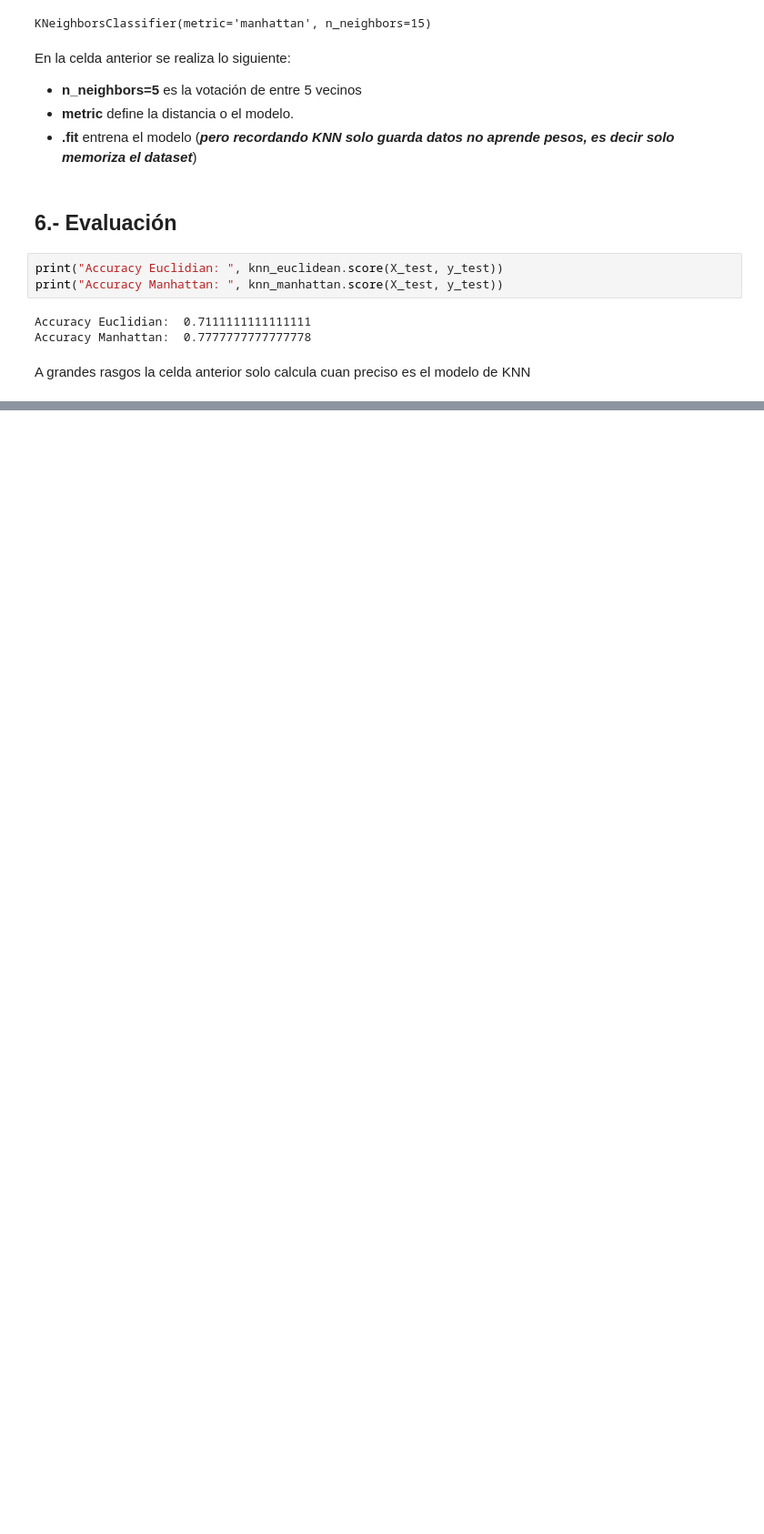
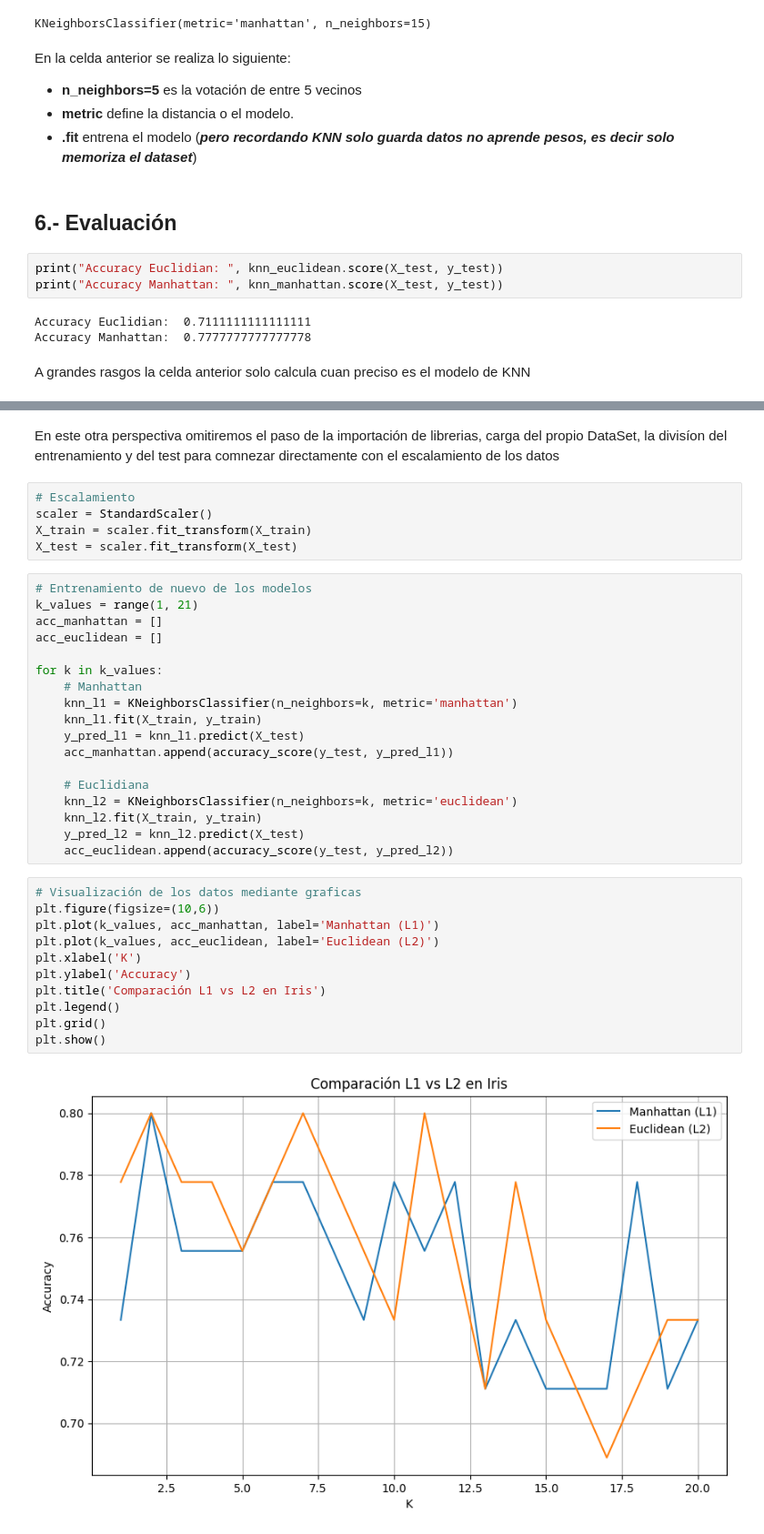
Before and after one commit to DiegoNoguez/GPS_CombustibleSystem, a Jupyter notebook: notebooks_modelo/1.-Acercamiento_con_Dataset_REAL.ipynb, the cells around one changed output, grey strips where cells are left out. Shown at 91% size. Saved outputs shown, nothing was run; the diff lists cells and outputs as text; blank space fills up the shorter version.

```diff
--- a/notebooks_modelo/1.-Acercamiento_con_Dataset_REAL.ipynb
+++ b/notebooks_modelo/1.-Acercamiento_con_Dataset_REAL.ipynb
@@ -79,0 +83,38 @@ A grandes rasgos la celda anterior solo calcula cuan preciso es el modelo de KNN
+# %% [markdown]
+En este otra perspectiva omitiremos el paso de la importación de librerias, carga del propio DataSet, la divisíon del entrenamiento y del test para comnezar directamente con el escalamiento de los datos
+# %%
+# Escalamiento
+scaler = StandardScaler()
+X_train = scaler.fit_transform(X_train)
+X_test = scaler.fit_transform(X_test)
+# %%
+# Entrenamiento de nuevo de los modelos
+k_values = range(1, 21)
+acc_manhattan = []
+acc_euclidean = []
+
+for k in k_values:
+    # Manhattan
+    knn_l1 = KNeighborsClassifier(n_neighbors=k, metric='manhattan')
+    knn_l1.fit(X_train, y_train)
+    y_pred_l1 = knn_l1.predict(X_test)
+    acc_manhattan.append(accuracy_score(y_test, y_pred_l1))
+
+    # Euclidiana
+    knn_l2 = KNeighborsClassifier(n_neighbors=k, metric='euclidean')
+    knn_l2.fit(X_train, y_train)
+    y_pred_l2 = knn_l2.predict(X_test)
+    acc_euclidean.append(accuracy_score(y_test, y_pred_l2))
+# %%
+# Visualización de los datos mediante graficas
+plt.figure(figsize=(10,6))
+plt.plot(k_values, acc_manhattan, label='Manhattan (L1)')
+plt.plot(k_values, acc_euclidean, label='Euclidean (L2)')
+plt.xlabel('K')
+plt.ylabel('Accuracy')
+plt.title('Comparación L1 vs L2 en Iris')
+plt.legend()
+plt.grid()
+plt.show()
+# %% [output]
+[figure, added]
```
Also changed, not shown: parts of 4 cells of this notebook.
